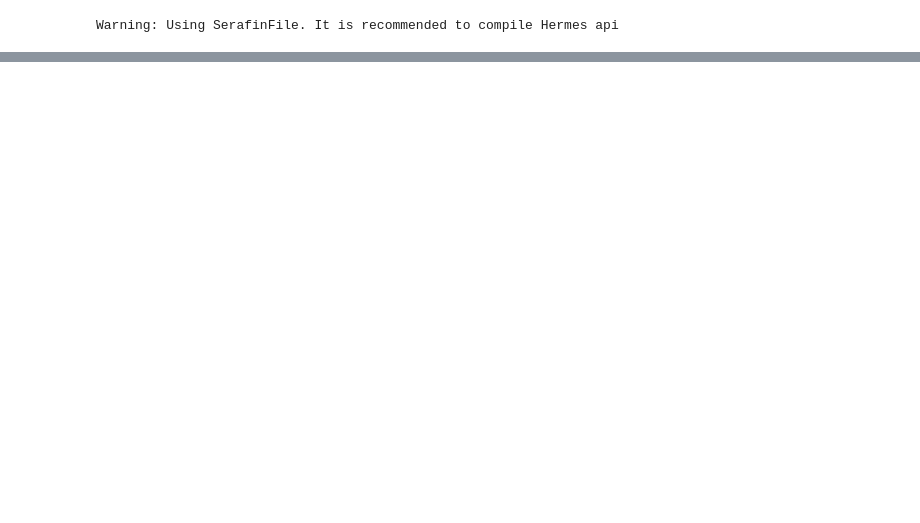
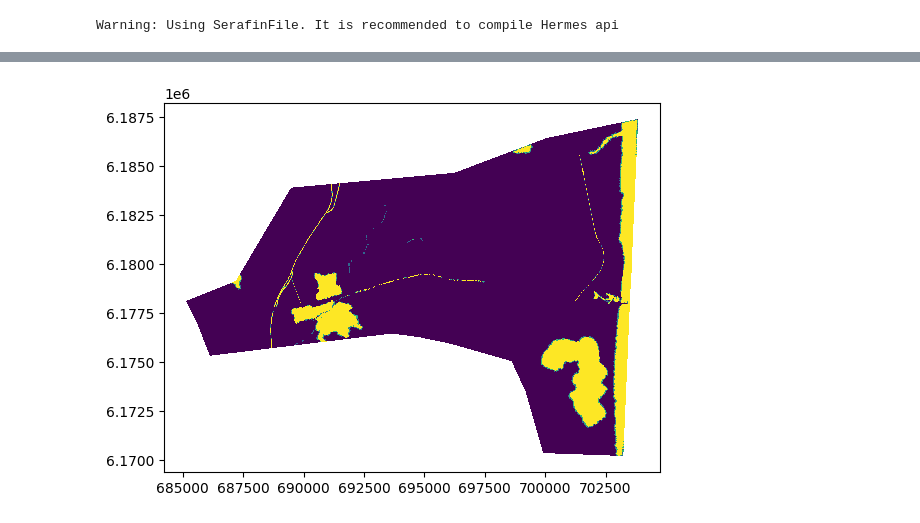
Before and after one commit to vmerc/gnn_modulus_test, a Jupyter notebook: jupyter/tet_multimesh_viz.ipynb, the cells around one changed output, grey strips where cells are left out. Drawn from its saved outputs; the diff is of its cells as text; code cells hidden in the pictures; blank space fills up the shorter version.

```diff
--- a/jupyter/tet_multimesh_viz.ipynb
+++ b/jupyter/tet_multimesh_viz.ipynb
@@ -84,0 +118,6 @@ plt.show()
+# %%
+plt.figure()
+plt.tripcolor(X[:,0],X[:,1],np.abs(dataset[ts].ndata['x'][:,4])>1.0,triangles=triangles)
+plt.show()
+# %% [output]
+[figure, added]
```
Also changed, not shown: parts of 16 cells of this notebook, 1 other file.
